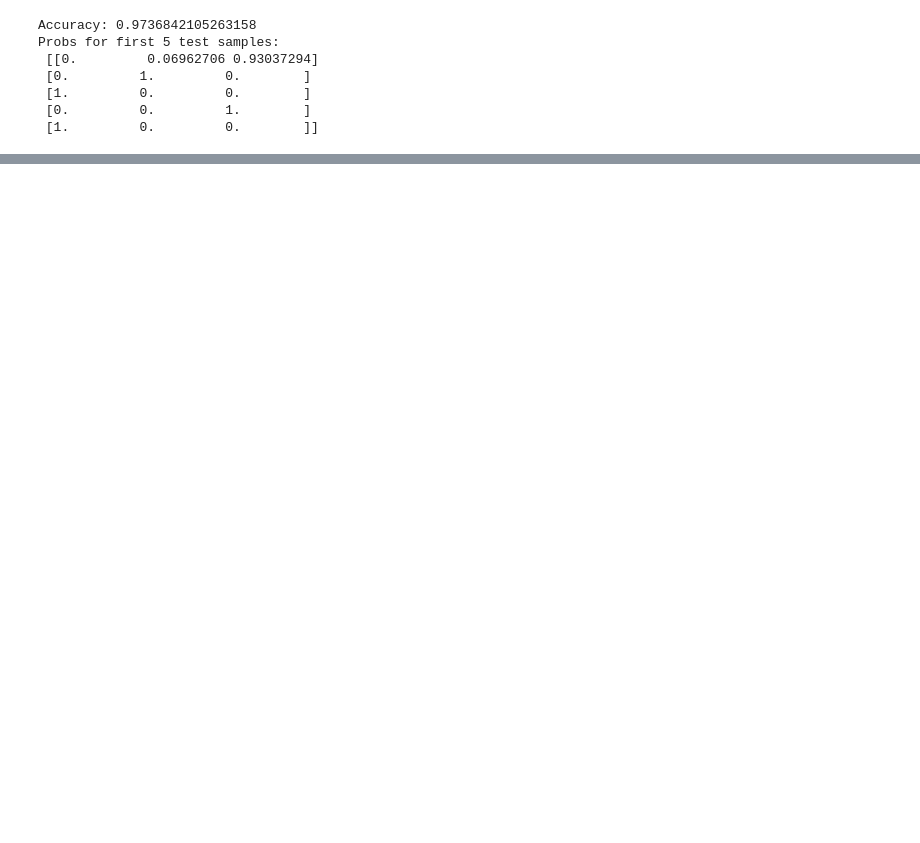
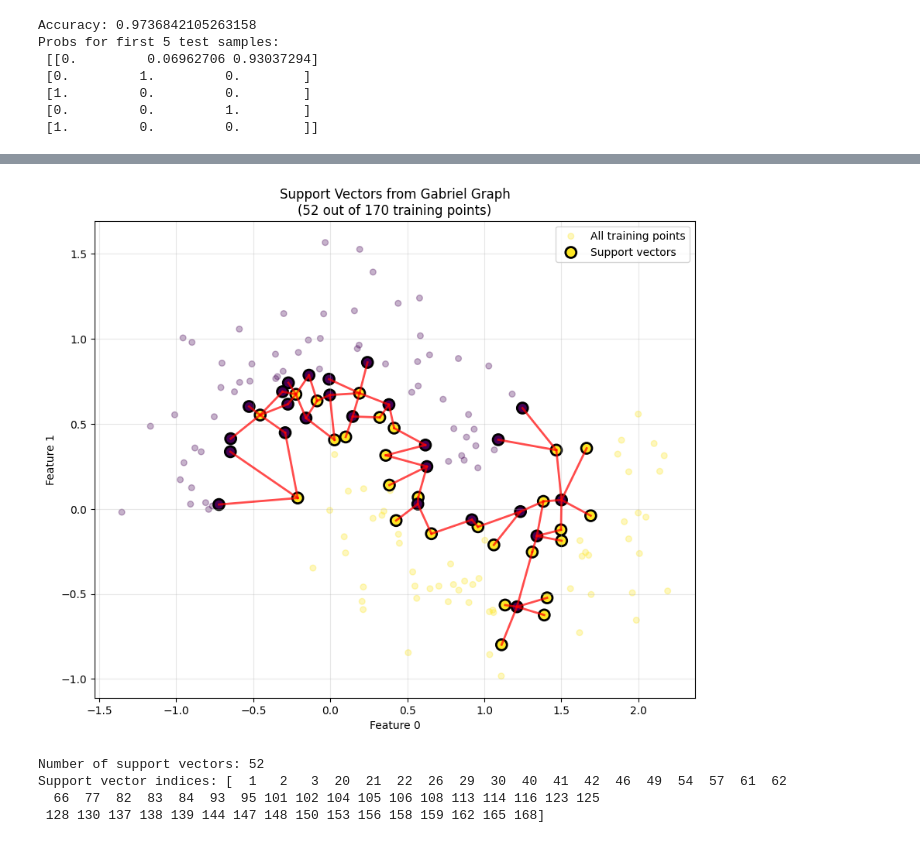
Before and after one commit to eduardo-ufmg/semana-conhecimento, a Jupyter notebook: knn.ipynb, the cells around one changed output, grey strips where cells are left out. Drawn from its saved outputs; the diff is of its cells as text; code cells hidden in the pictures; blank space fills up the shorter version.

```diff
--- a/knn.ipynb
+++ b/knn.ipynb
@@ -207,0 +322,41 @@ Test accuracy: 0.9273  (k=13, h=0.3469924031835624)
+# %%
+# Get the support vectors adjacency matrix
+support_vectors_adj = support_vectors(gabriel_adj, y_train)
+
+# Find indices of points that are support vectors (connected to points of different classes)
+support_vector_indices = np.where(np.sum(support_vectors_adj, axis=1) > 0)[0]
+
+# Create visualization
+plt.figure(figsize=(10, 8))
+
+# Plot all training points with light colors
+plt.scatter(X_train[:, 0], X_train[:, 1], c=y_train, s=30, alpha=0.3, cmap='viridis', label='All training points')
+
+# Highlight support vectors with larger, darker markers
+plt.scatter(X_train[support_vector_indices, 0], X_train[support_vector_indices, 1],
+           c=y_train[support_vector_indices], s=100, alpha=1.0, cmap='viridis',
+           edgecolors='black', linewidth=2, label='Support vectors')
+
+# Draw edges between support vectors (Gabriel edges between different classes)
+for i in range(len(X_train)):
+    for j in range(i + 1, len(X_train)):
+        if support_vectors_adj[i, j] == 1:
+            plt.plot([X_train[i, 0], X_train[j, 0]],
+                    [X_train[i, 1], X_train[j, 1]],
+                    'red', alpha=0.7, linewidth=2)
+
+plt.title(f'Support Vectors from Gabriel Graph\n({len(support_vector_indices)} out of {len(X_train)} training points)')
+plt.xlabel('Feature 0')
+plt.ylabel('Feature 1')
+plt.legend()
+plt.grid(True, alpha=0.3)
+plt.show()
+
+print(f"Number of support vectors: {len(support_vector_indices)}")
+print(f"Support vector indices: {support_vector_indices}")
+# %% [output]
+[figure, added]
+Number of support vectors: 52
+Support vector indices: [  1   2   3  20  21  22  26  29  30  40  41  42  46  49  54  57  61  62
+  66  77  82  83  84  93  95 101 102 104 105 106 108 113 114 116 123 125
+ 128 130 137 138 139 144 147 148 150 153 156 158 159 162 165 168]
```
Also changed, not shown: parts of 6 cells of this notebook.
